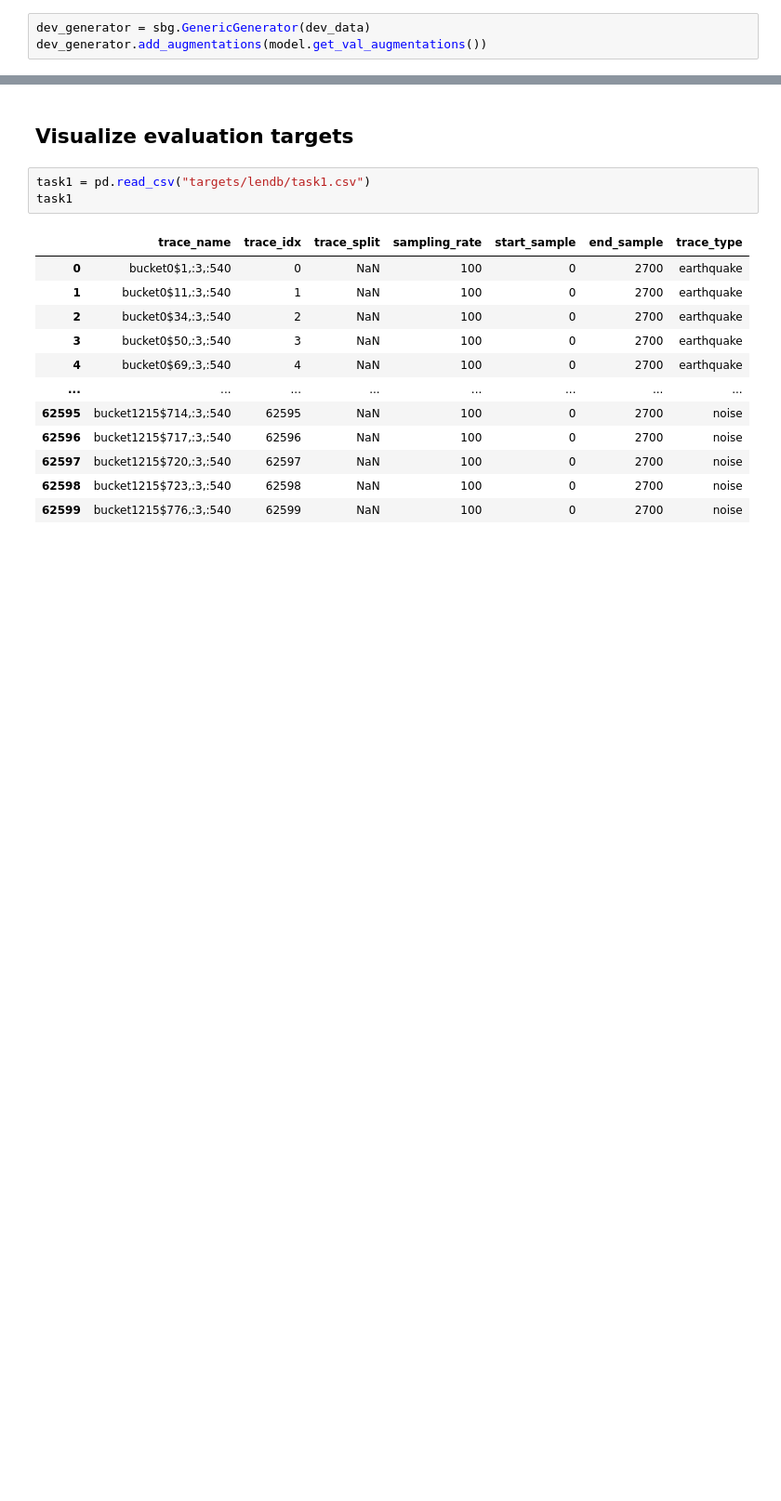
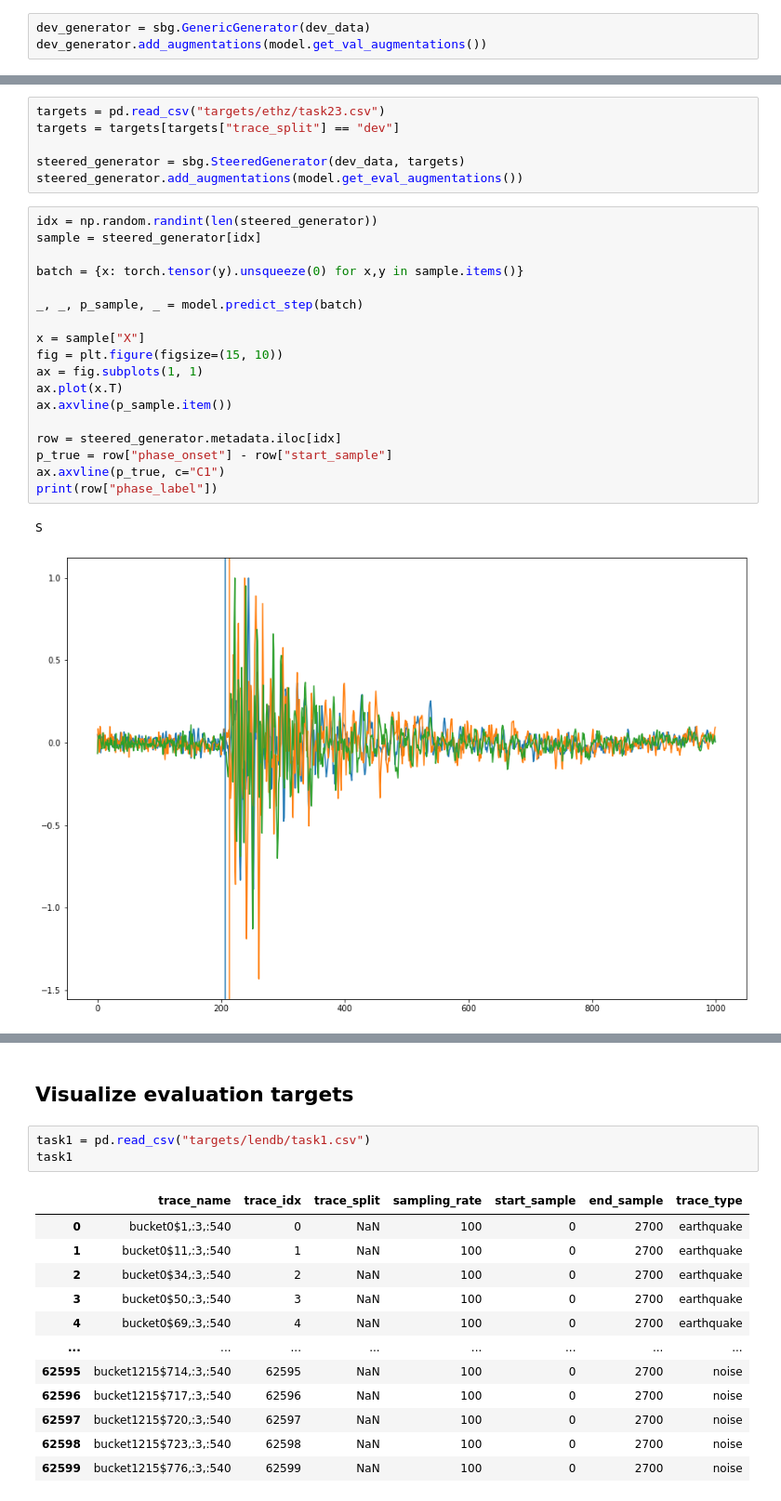
Before and after one commit to seisbench/pick-benchmark, a Jupyter notebook: analysis.ipynb, the cells around one changed output, grey strips where cells are left out. Shown at 93% size. Saved outputs shown, nothing was run; the diff lists cells and outputs as text; blank space fills up the shorter version.

```diff
--- a/analysis.ipynb
+++ b/analysis.ipynb
@@ -355,0 +486,27 @@ P or S: 1.1061087846755981
+# %%
+targets = pd.read_csv("targets/ethz/task23.csv")
+targets = targets[targets["trace_split"] == "dev"]
+
+steered_generator = sbg.SteeredGenerator(dev_data, targets)
+steered_generator.add_augmentations(model.get_eval_augmentations())
+# %%
+idx = np.random.randint(len(steered_generator))
+sample = steered_generator[idx]
+
+batch = {x: torch.tensor(y).unsqueeze(0) for x,y in sample.items()}
+
+_, _, p_sample, _ = model.predict_step(batch)
+
+x = sample["X"]
+fig = plt.figure(figsize=(15, 10))
+ax = fig.subplots(1, 1)
+ax.plot(x.T)
+ax.axvline(p_sample.item())
+
+row = steered_generator.metadata.iloc[idx]
+p_true = row["phase_onset"] - row["start_sample"]
+ax.axvline(p_true, c="C1")
+print(row["phase_label"])
+# %% [output]
+S
+[figure, added]
```
Also changed, not shown: parts of 36 cells of this notebook, 1 other file.
